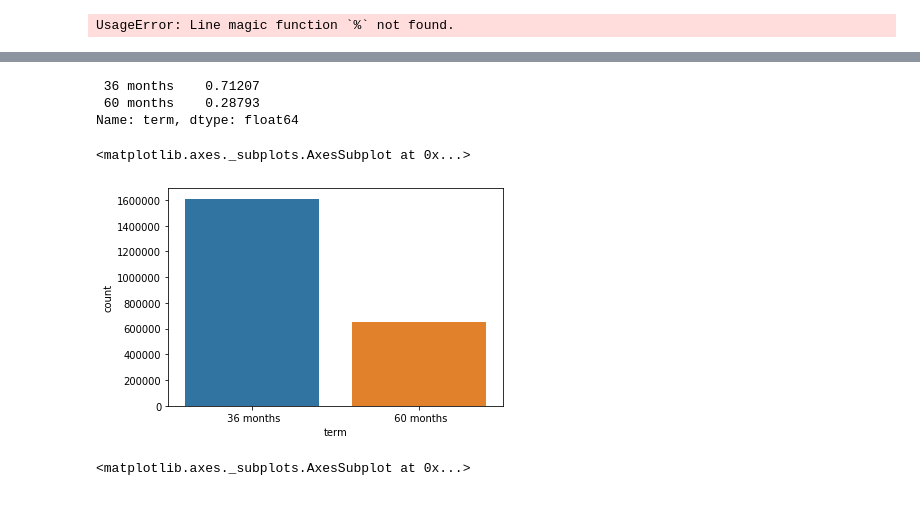
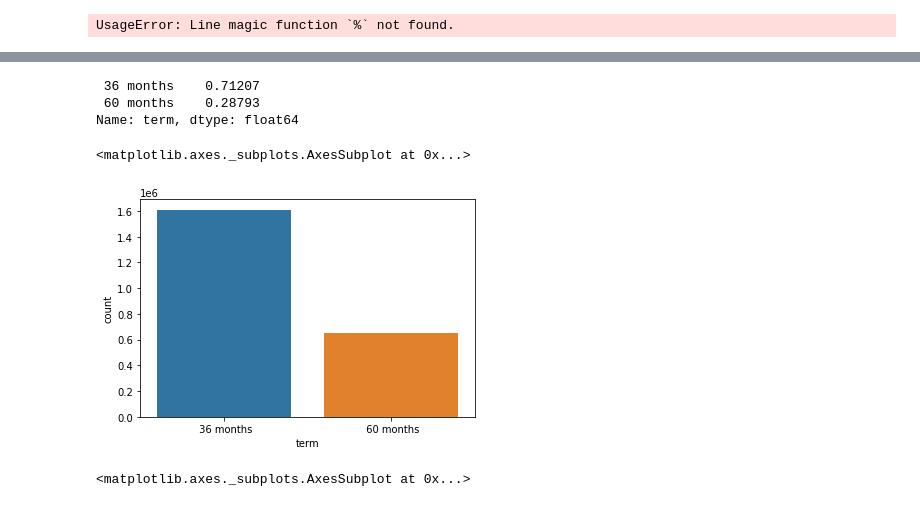
Before and after one commit to chihongtao91/loan_prediction, a Jupyter notebook: data_exploration.ipynb, the cells around one changed output, grey strips where cells are left out. Cells and saved outputs as stored; diff of their text form; code cells hidden in the pictures.

Commit message:
Updated Data exploration

```diff
--- a/data_exploration.ipynb
+++ b/data_exploration.ipynb
@@ -15,3 +16,3 @@ UsageError: Line magic function `%` not found.
 # %%
-df = pd.read_csv('loan.csv',low_memory=True)
+df = pd.read_csv('data/loan.csv',low_memory=True)
 df.head()
@@ -66,13 +58,14 @@ sns.distplot(df['funded_amnt_inv'])
 # %%
 # Plot the term of the loans applied, in terms of percentage over all loans
 print (df['term'].value_counts(normalize=True))
+plt.figure(figsize=(12,8))
 sns.countplot(df['term'])
 # %% [output]
  36 months    0.71207
  60 months    0.28793
 Name: term, dtype: float64
 <matplotlib.axes._subplots.AxesSubplot at 0x...>
-[figure, old version]
+[figure, new version]
 # %%
 # Extract the year from issue_d and plot the average loan amount with respect to year
 df['issue_y'] = pd.to_datetime(df['issue_d'], format='%b-%Y', errors='coerce').apply(lambda x: x.year)
```
Also changed, not shown: parts of 20 cells of this notebook, 1 other file.
